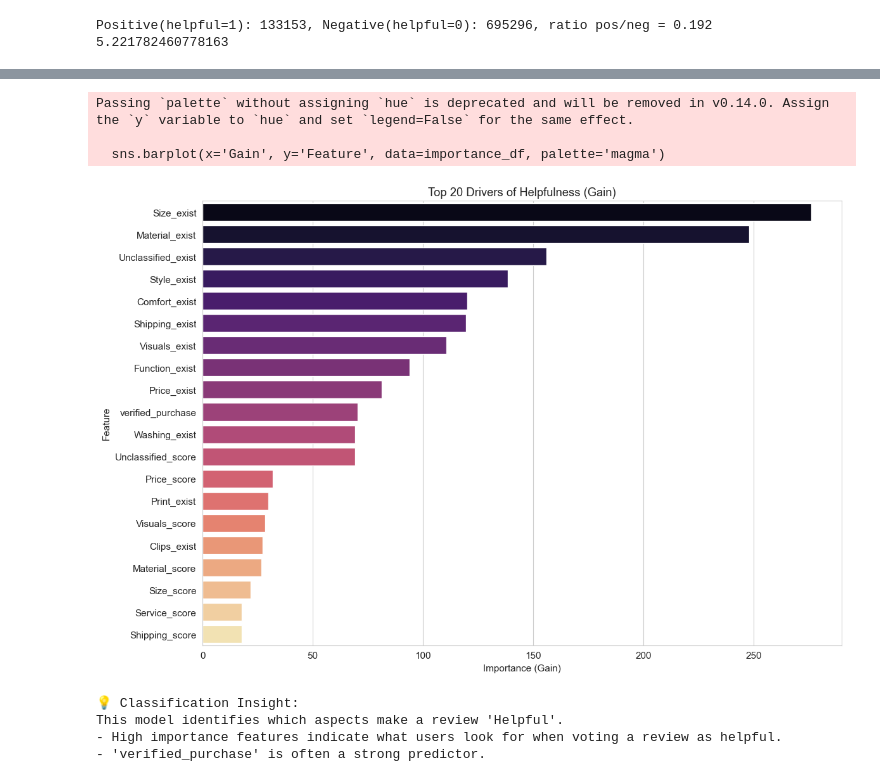
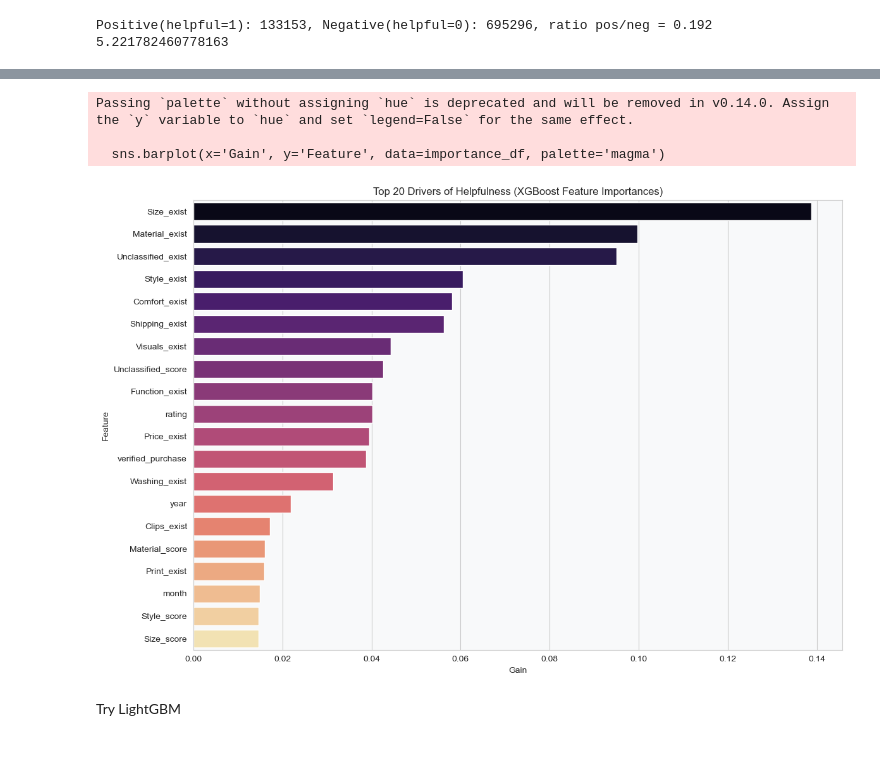
Before and after one commit to compss211/final-project-repo-group-2, a Jupyter notebook: scripts/llm_absa_analysis.ipynb, the cells around one changed output, grey strips where cells are left out. Saved outputs shown, nothing was run; the diff lists cells and outputs as text; code cells hidden in the pictures; blank space fills up the shorter version.

```diff
--- a/scripts/llm_absa_analysis.ipynb
+++ b/scripts/llm_absa_analysis.ipynb
@@ -246,6 +245,8 @@ Index(['parent_asin', 'store', 'timestamp', 'user_id', 'rating', 'text',
 # %% [markdown]
 #### 2. Temporal changes in aspects over years
 # %%
+merged_use['timestamp'] = pd.to_datetime(merged_use['timestamp'])
+
 merged_use['year_month'] = merged_use['timestamp'].dt.to_period('M')
 
 aspect_cols_exist = [c for c in merged_use.columns if c.endswith('_exist')]
@@ -545,0 +566,5 @@ apply linear regression as a baseline model
+# %%
+
+# extract year and month separately
+merged_use['year'] = merged_use['timestamp'].dt.year
+merged_use['month'] = merged_use['timestamp'].dt.month
@@ -558,10 +594,11 @@ aspect_features = [
        'Price_exist', 'Price_score', 'Shipping_exist', 'Shipping_score',
        'Material_exist', 'Material_score', 'Size_exist', 'Size_score'
 ]
+meta_features = ['verified_purchase', 'year', 'month']
 
 target = 'rating'
 
-X = merged_use[aspect_features].copy()
+X = merged_use[aspect_features + meta_features].copy()
 y = merged_use[target]
 
 # Fill NaN values with 0
@@ -716,7 +748,7 @@ aspect_features = [
        'Material_exist', 'Material_score', 'Size_exist', 'Size_score'
 ]
 
-meta_features = ['verified_purchase']
+meta_features = ['verified_purchase', 'rating', 'year', 'month']
 features = aspect_features + meta_features
 target = 'helpful_binary'
 
@@ -738,37 +770,29 @@ print(scale_pos_weight)
 Positive(helpful=1): 133153, Negative(helpful=0): 695296, ratio pos/neg = 0.192
 5.221782460778163
 # %%
-from sklearn.model_selection import RandomizedSearchCV
-from xgboost import XGBRegressor, XGBClassifier
-import xgboost as xgb
-from sklearn.metrics import mean_squared_error, r2_score
-# 2. XGBClassifier Hyperparameter Tuning
+# ==========================================
+# XGBClassifier Hyperparameter Tuning
 # ==========================================
 
 if not X.empty:
-    # Split data (Stratified due to potential imbalance)
     X_train, X_test, y_train, y_test = train_test_split(
         X, y, test_size=0.2, random_state=42, stratify=y
     )
 
     print("\n🔍 Starting RandomizedSearchCV for XGBClassifier...")
 
-    # Classifier Parameter Grid
     param_grid = {
         'n_estimators': [200, 400, 600],
         'learning_rate': [0.01, 0.05, 0.1],
         'max_depth': [3, 5, 7],
         'subsample': [0.7, 0.8],
         'colsample_bytree': [0.6, 0.8],
-        'gamma': [0, 0.1, 0.5], # Minimum loss reduction required to make a further partition
+        'gamma': [0, 0.1, 0.5],
         'reg_alpha': [0.1, 1, 5],
         'reg_lambda': [1, 2],
         'min_child_weight': [1, 3, 5],
-        # 'scale_pos_weight': [scale_pos_weight] # Usually fixed, but can be tuned if precision/recall trade-off varies
     }
 
-    # Initialize XGBClassifier
-    # IMPORTANT: Passing scale_pos_weight here to handle imbalance
     xgb_clf = XGBClassifier(
         objective='binary:logistic',
         scale_pos_weight=scale_pos_weight,
@@ -777,13 +801,12 @@ if not X.empty:
         n_jobs=-1
     )
 
-    # Search
     search = RandomizedSearchCV(
         estimator=xgb_clf,
         param_distributions=param_grid,
         n_iter=15,
-        scoring='roc_auc', # Optimize for AUC
-        cv=StratifiedKFold(n_splits=3), # Use Stratified CV for classification
+        scoring='roc_auc',
+        cv=StratifiedKFold(n_splits=3),
         verbose=1,
         random_state=42,
         n_jobs=-1
@@ -798,11 +821,10 @@ if not X.empty:
     # ==========================================
     # 3. Final Evaluation
     # ==========================================
-
     best_model = search.best_estimator_
 
     y_pred = best_model.predict(X_test)
-    y_prob = best_model.predict_proba(X_test)[:, 1] # Probability for positive class
+    y_prob = best_model.predict_proba(X_test)[:, 1]
 
     auc = roc_auc_score(y_test, y_prob)
     f1 = f1_score(y_test, y_pred)
@@ -813,27 +835,21 @@ if not X.empty:
     print("\n   Classification Report:")
     print(classification_report(y_test, y_pred))
 
-    # Feature Importance (Gain)
-    importance = best_model.get_booster().get_score(importance_type='gain')
+    # ==========================================
+    # Feature Importance (Safe Version)
+    # ==========================================
 
-    if importance:
-        importance_df = pd.DataFrame(list(importance.items()), columns=['Feature', 'Gain'])
-        importance_df = importance_df.sort_values(by='Gain', ascending=False).head(20)
+    importance = best_model.feature_importances_
+    importance_df = pd.DataFrame({
+        'Feature': X_train.columns,
+        'Gain': importance
+    }).sort_values(by='Gain', ascending=False).head(20)
 
-        plt.figure(figsize=(12, 8))
-        sns.barplot(x='Gain', y='Feature', data=importance_df, palette='magma')
-        plt.title('Top 20 Drivers of Helpfulness (Gain)')
-        plt.xlabel('Importance (Gain)')
-        plt.ylabel('Feature')
-        plt.tight_layout()
-        plt.show()
-    else:
-        print("⚠️ No feature importance scores available.")
-
-    print("\n💡 Classification Insight:")
-    print("This model identifies which aspects make a review 'Helpful'.")
-    print("- High importance features indicate what users look for when voting a review as helpful.")
-    print("- 'verified_purchase' is often a strong predictor.")
+    plt.figure(figsize=(12, 8))
+    sns.barplot(x='Gain', y='Feature', data=importance_df, palette='magma')
+    plt.title('Top 20 Drivers of Helpfulness (XGBoost Feature Importances)')
+    plt.tight_layout()
+    plt.show()
 
 else:
     print("Skipping classification due to empty data.")
@@ -861,8 +877,6 @@ weighted avg       0.77      0.62      0.67    165690
 Passing `palette` without assigning `hue` is deprecated and will be removed in v0.14.0. Assign the `y` variable to `hue` and set `legend=False` for the same effect.
 
   sns.barplot(x='Gain', y='Feature', data=importance_df, palette='magma')
-[figure, old version]
+[figure, new version]
-💡 Classification Insight:
-This model identifies which aspects make a review 'Helpful'.
-- High importance features indicate what users look for when voting a review as helpful.
-- 'verified_purchase' is often a strong predictor.
+# %% [markdown]
+Try LightGBM
```
Also changed, not shown: parts of 15 cells of this notebook.
